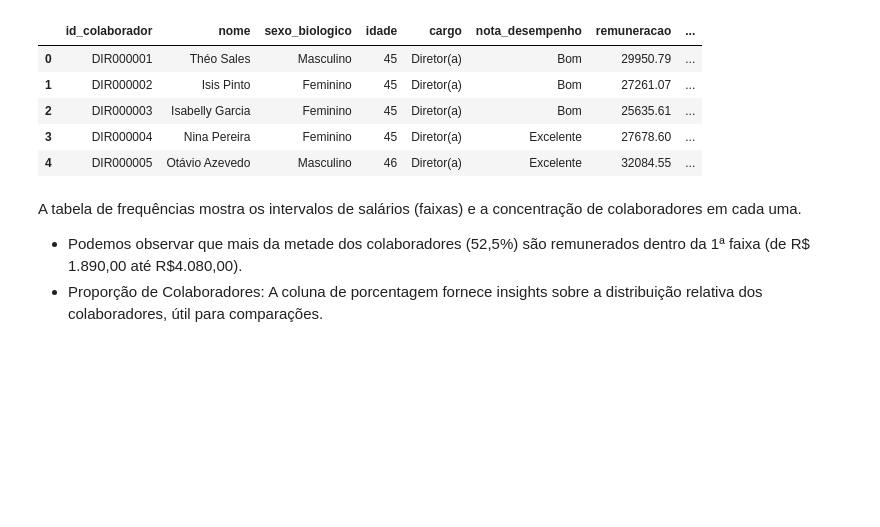
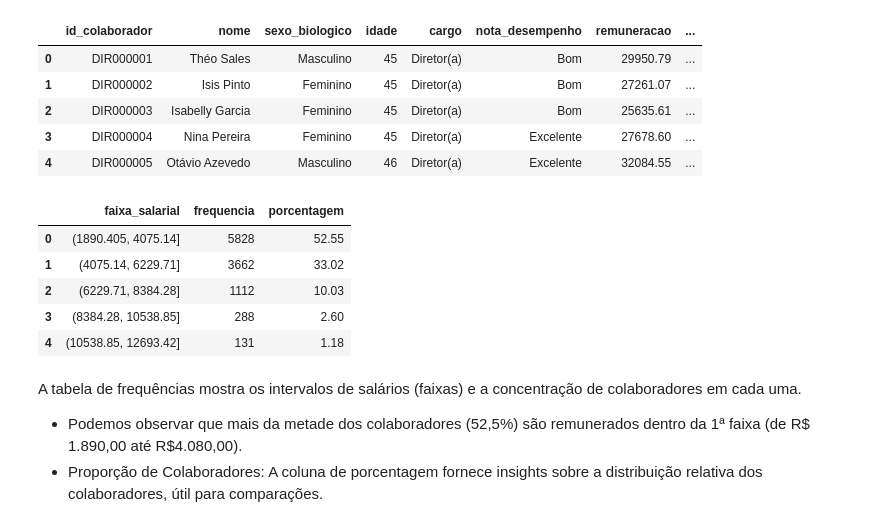
Before and after one commit to lggugs/python, a Jupyter notebook: python_frequencias_e_medidas.ipynb, the cells around one changed output. Cells and saved outputs as stored; diff of their text form; code cells hidden in the pictures; blank space fills up the shorter version.

```diff
--- a/python_frequencias_e_medidas.ipynb
+++ b/python_frequencias_e_medidas.ipynb
@@ -1263,6 +1263,22 @@ faixas.head()
 | 2 | DIR000003 | Isabelly Garcia | Feminino | 45 | Diretor(a) | Bom | 25635.61 | ... |
 | 3 | DIR000004 | Nina Pereira | Feminino | 45 | Diretor(a) | Excelente | 27678.60 | ... |
 | 4 | DIR000005 | Otávio Azevedo | Masculino | 46 | Diretor(a) | Excelente | 32084.55 | ... |
+# %%
+# Agrupar quantidade de colaboradores por faixa salarial
+tabela_frequencias = faixas.groupby('faixa_salarial', observed=False).size().reset_index(name='frequencia')
+
+
+# Calcular percentual de cada faixa salarial
+tabela_frequencias['porcentagem'] = round((tabela_frequencias['frequencia']/len(colaboradores)) * 100, 2)
+
+tabela_frequencias.head()
+# %% [output]
+|  | faixa_salarial | frequencia | porcentagem |
+| 0 | (1890.405, 4075.14] | 5828 | 52.55 |
+| 1 | (4075.14, 6229.71] | 3662 | 33.02 |
+| 2 | (6229.71, 8384.28] | 1112 | 10.03 |
+| 3 | (8384.28, 10538.85] | 288 | 2.60 |
+| 4 | (10538.85, 12693.42] | 131 | 1.18 |
 # %% [markdown]
 A tabela de frequências mostra os intervalos de salários (faixas) e a concentração de colaboradores em cada uma.
 
```
Also changed, not shown: parts of 2 cells of this notebook.
